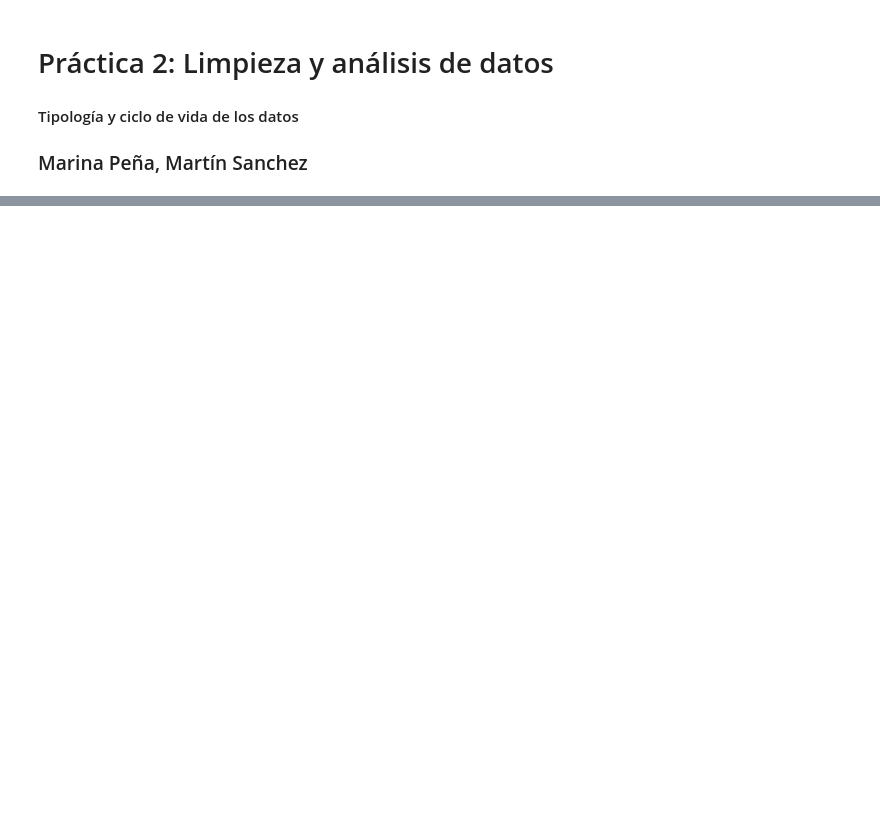
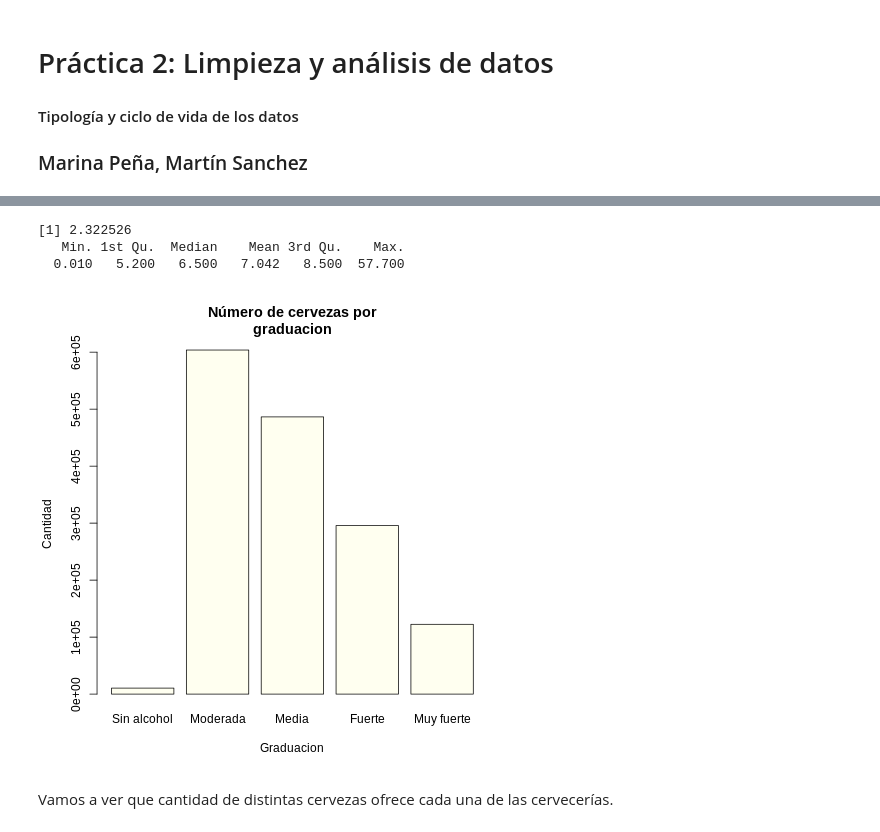
Before and after one commit to martinsanc/data_cleaning, a Jupyter notebook: PRA2.ipynb, the cells around one changed output, grey strips where cells are left out. Drawn from its saved outputs; the diff is of its cells as text; code cells hidden in the pictures; blank space fills up the shorter version.

```diff
--- a/PRA2.ipynb
+++ b/PRA2.ipynb
@@ -24,0 +71,8 @@
+# %%
+%%R
+# Cargamos el juego de datos
+url<-"/content/drive/MyDrive/Web Scraping/beer_reviews.csv"
+data<-read.csv(url)
+
+# Visualizamos todos los datos:
+str(data)
@@ -24,0 +140,4 @@
+# %%
+%%R
+data$beer_style <- as.factor(data$beer_style)
+n_distinct(data$beer_style)
@@ -24,0 +227,7 @@
+# %%
+%%R
+# Convertimos el tiempo a tipo numeric
+data$review_time = as.numeric(data$review_time)
+# Reescalamos
+data$review_time<-data$review_time/10^9
+str(data)
@@ -24,0 +260,22 @@
+# %%
+%%R
+#Rango mediante la media y desviacion tipica de la variable beer_abv
+s=sd(data$beer_abv)
+print(s)
+print(summary(data$beer_abv))
+
+# Intervalo
+data["rango_graduacion"] <- cut(data$beer_abv, breaks =
+c(0,3.63,5.9,8.17,10.45,60), labels = c("Sin alcohol", "Moderada", "Media", "Fuerte","Muy fuerte"))
+# %% [output]
+[1] 2.322526
+   Min. 1st Qu.  Median    Mean 3rd Qu.    Max.
+  0.010   5.200   6.500   7.042   8.500  57.700
+# %%
+%%R
+plot(data$`rango_graduacion`,main="Número de cervezas por
+graduacion", xlab="Graduacion", ylab="Cantidad", col = "ivory")
+# %% [output]
+[figure, added]
+# %% [markdown]
+  Vamos a ver que cantidad de distintas cervezas ofrece cada una de las cervecerías.
```
Also changed, not shown: parts of 84 cells of this notebook.
